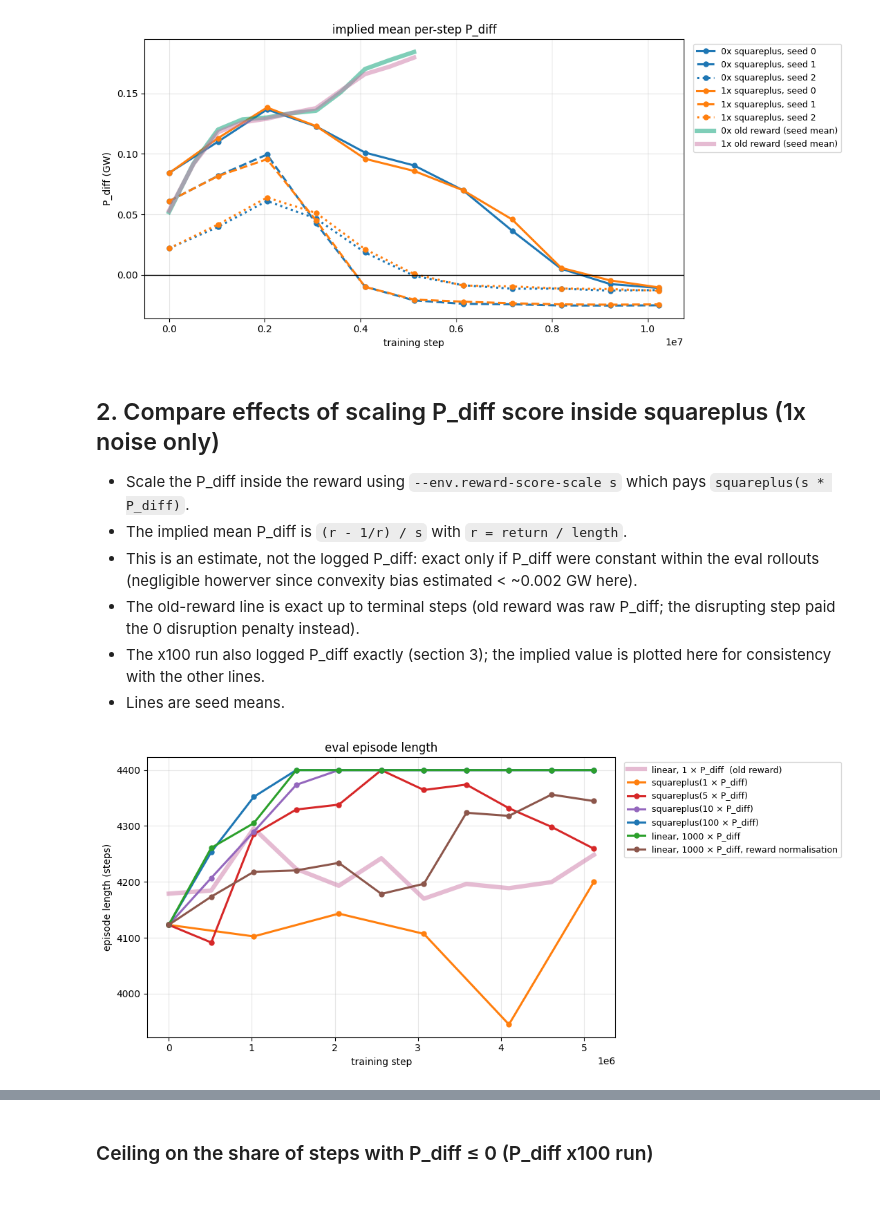
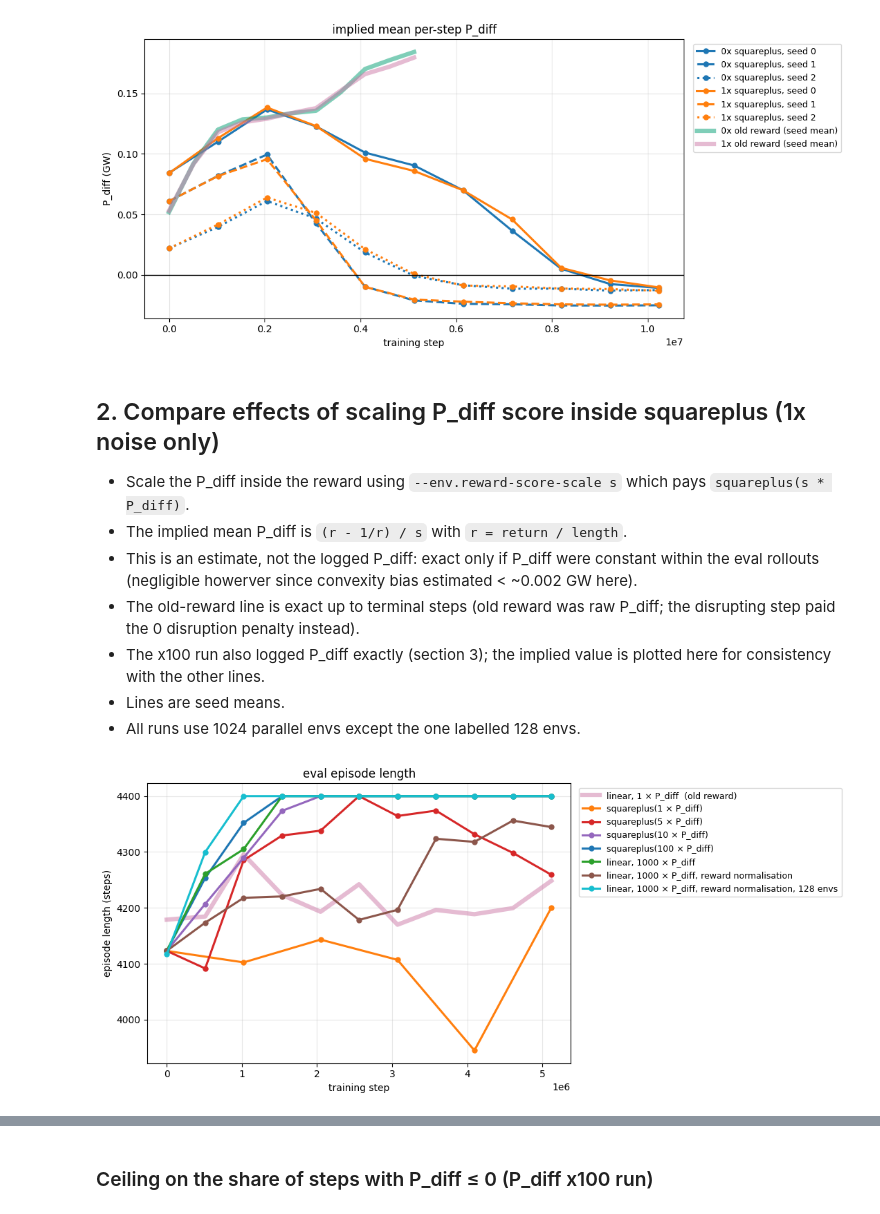
Before and after one commit to davcoope/plasmax, a Jupyter notebook: experiments/studies/dc_rewards_comparison.ipynb, the cells around one changed output, grey strips where cells are left out. Saved outputs shown, nothing was run; the diff lists cells and outputs as text; code cells hidden in the pictures.

Commit message:
Add reduced env run (128 envs) to dc_rewards_notebook plots

```diff
--- a/experiments/studies/dc_rewards_comparison.ipynb
+++ b/experiments/studies/dc_rewards_comparison.ipynb
@@ -112,6 +112,7 @@ finish(ax, "implied mean per-step P_diff", "P_diff (GW)", "squareplus_implied_pd
 - The old-reward line is exact up to terminal steps (old reward was raw P_diff; the disrupting step paid the 0 disruption penalty instead).
 - The x100 run also logged P_diff exactly (section 3); the implied value is plotted here for consistency with the other lines.
 - Lines are seed means.
+- All runs use 1024 parallel envs except the one labelled 128 envs.
 # %%
 SCALED_RUNS = {5: "lhnv1b8z", 10: "a7eee7ht", 100: "wfxdgvfq"}  # squareplus(scale * P_diff), 1x noise, 5.12M steps
 SCALED_COLORS = {5: "C3", 10: "C4", 100: "C0"}
@@ -142,18 +143,26 @@ assert find(r_nr.config, "reward") == "P_diff_MW" and "normrew" in r_nr.tags
 h_nr = history(SQ_PROJECT, NR_RUN, 1, [f"seeds/{s}/{k}" for s in SEEDS for k in RL])  # eval metrics are raw (unnormalised) rewards
 nr_len = pd.concat({s: h_nr[f"seeds/{s}/{RL[1]}"] for s in SEEDS}, axis=1).mean(axis=1)
 nr_total = pd.concat({s: h_nr[f"seeds/{s}/{RL[0]}"] for s in SEEDS}, axis=1).mean(axis=1) / 1e3
+
+NR128_RUN, NR128_COLOR = "zkio98cp", "C9"  # as NR_RUN but 128 parallel envs instead of 1024
+r_nr128 = api.run(f"{ENTITY}/{SQ_PROJECT}/{NR128_RUN}")
+assert find(r_nr128.config, "reward") == "P_diff_MW" and "normrew" in r_nr128.tags and find(r_nr128.config, "num_envs") == 128
+h_nr128 = history(SQ_PROJECT, NR128_RUN, 1, [f"seeds/{s}/{k}" for s in SEEDS for k in RL])
+nr128_len = pd.concat({s: h_nr128[f"seeds/{s}/{RL[1]}"] for s in SEEDS}, axis=1).mean(axis=1)
+nr128_total = pd.concat({s: h_nr128[f"seeds/{s}/{RL[0]}"] for s in SEEDS}, axis=1).mean(axis=1) / 1e3
 # %%
 fig, ax = plt.subplots(figsize=(11, 5))
 ax.plot(old[1].index, old[1][RL[1]], color=OLD_COLORS[1], lw=4.5, alpha=0.5, label="linear, 1 × P_diff  (old reward)")
 m = sq_length(1)
 ax.plot(m.index, m, color=colors[1], lw=2.2, marker="o", ms=5, label="squareplus(1 × P_diff)")
 for scale, h in scaled_len.items():
     ax.plot(h.index, h, color=colors[scale], lw=2.2, marker="o", ms=5, label=f"squareplus({scale} × P_diff)")
 ax.plot(mw_len.index, mw_len, color=MW_COLOR, lw=2.2, marker="o", ms=5, label="linear, 1000 × P_diff")
 ax.plot(nr_len.index, nr_len, color=NR_COLOR, lw=2.2, marker="o", ms=5, label="linear, 1000 × P_diff, reward normalisation")
+ax.plot(nr128_len.index, nr128_len, color=NR128_COLOR, lw=2.2, marker="o", ms=5, label="linear, 1000 × P_diff, reward normalisation, 128 envs")
 finish(ax, "eval episode length", "episode length (steps)", "pdiff_scaling_episode_length")
 # %% [output]
-[figure, old version]
+[figure, new version]
 # %%
 def total_pdiff_run(rid, scale):
     h = history(SQ_PROJECT, rid, 1, [f"seeds/{s}/{k}" for s in SEEDS for k in RL])
```
Also changed, not shown: parts of 1 cell of this notebook.
